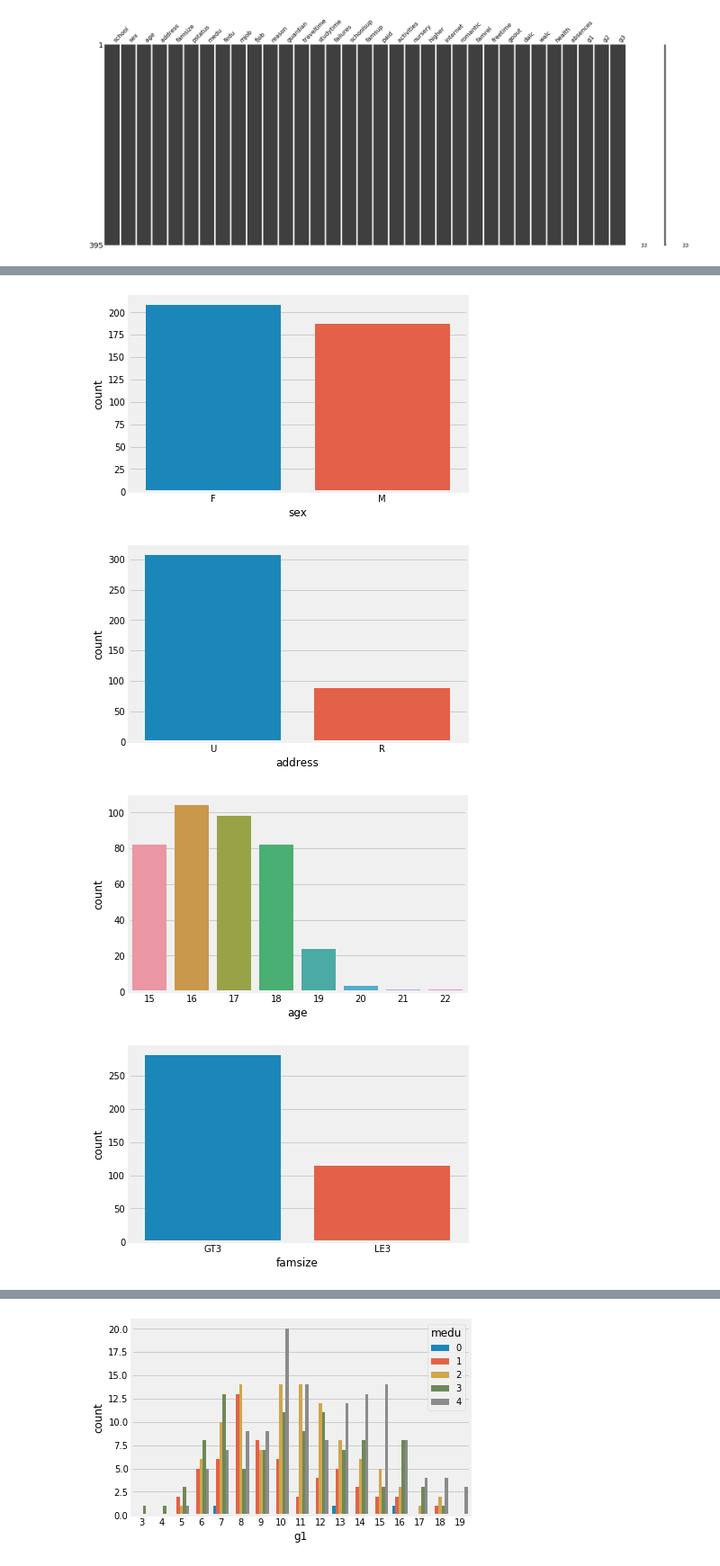
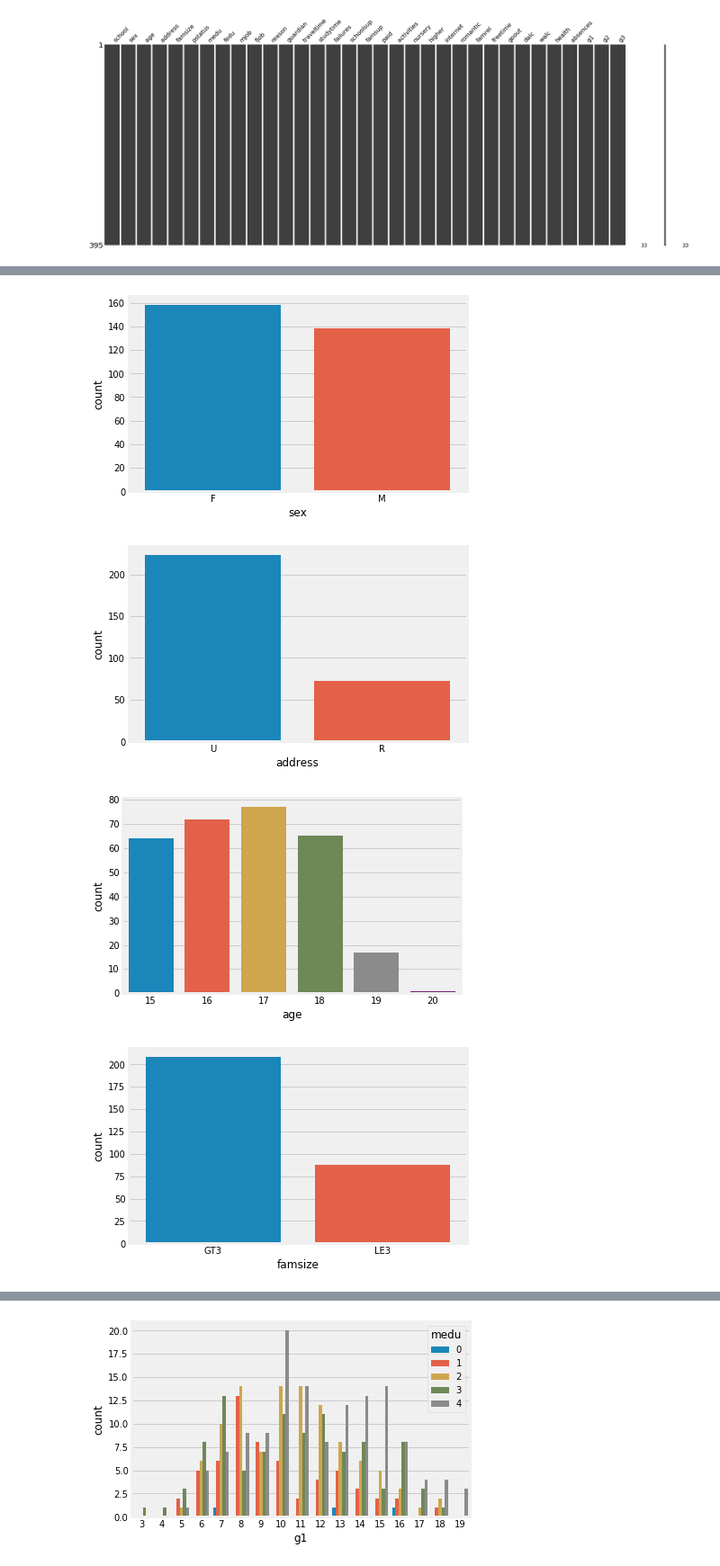
Before and after one commit to Harshill/Data-Science, a Jupyter notebook: Student-Performance.ipynb, the cells around one changed output, grey strips where cells are left out. Shown at 90% size. Cells and saved outputs as stored; diff of their text form; code cells hidden in the pictures.

```diff
--- a/Student-Performance.ipynb
+++ b/Student-Performance.ipynb
@@ -26,3 +30,10 @@ missingno.matrix(df)
 graph.show()
 # %% [output]
 [figure]
+# %%
+y = df.pop('g3')
+
+x_train, x_test, y_train, y_test = train_test_split(df, y)
+
+print(x_train.shape, x_test.shape, y_train.shape, y_test.shape)
+display(x_train.head())
@@ -29,5 +49,5 @@ graph.show()
 # %%
-for col in ['school', 'sex', 'address', 'age', 'famsize', 'g1', 'g2', 'g3']:
-    sns.countplot(x=col, data=df)
+for col in ['school', 'sex', 'address', 'age', 'famsize', 'g1', 'g2']:
+    sns.countplot(x=col, data=x_train)
     graph.show()
 # %% [output]
@@ -35,4 +55,4 @@ for col in ['school', 'sex', 'address', 'age', 'famsize', 'g1', 'g2', 'g3']:
-[figure, old version]
+[figure, new version]
-[figure, old version]
+[figure, new version]
-[figure, old version]
+[figure, new version]
-[figure, old version]
+[figure, new version]
```
Also changed, not shown: parts of 8 cells of this notebook, 2 other files.
